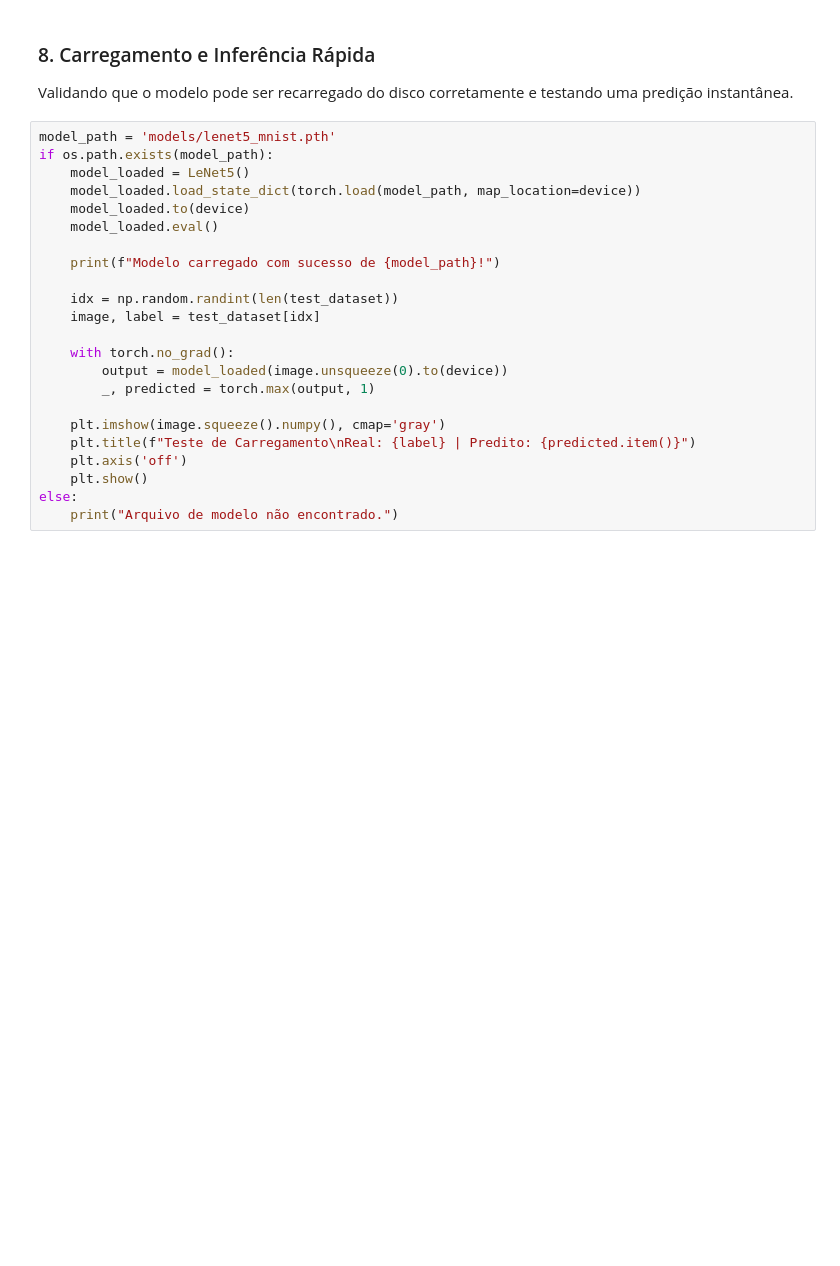
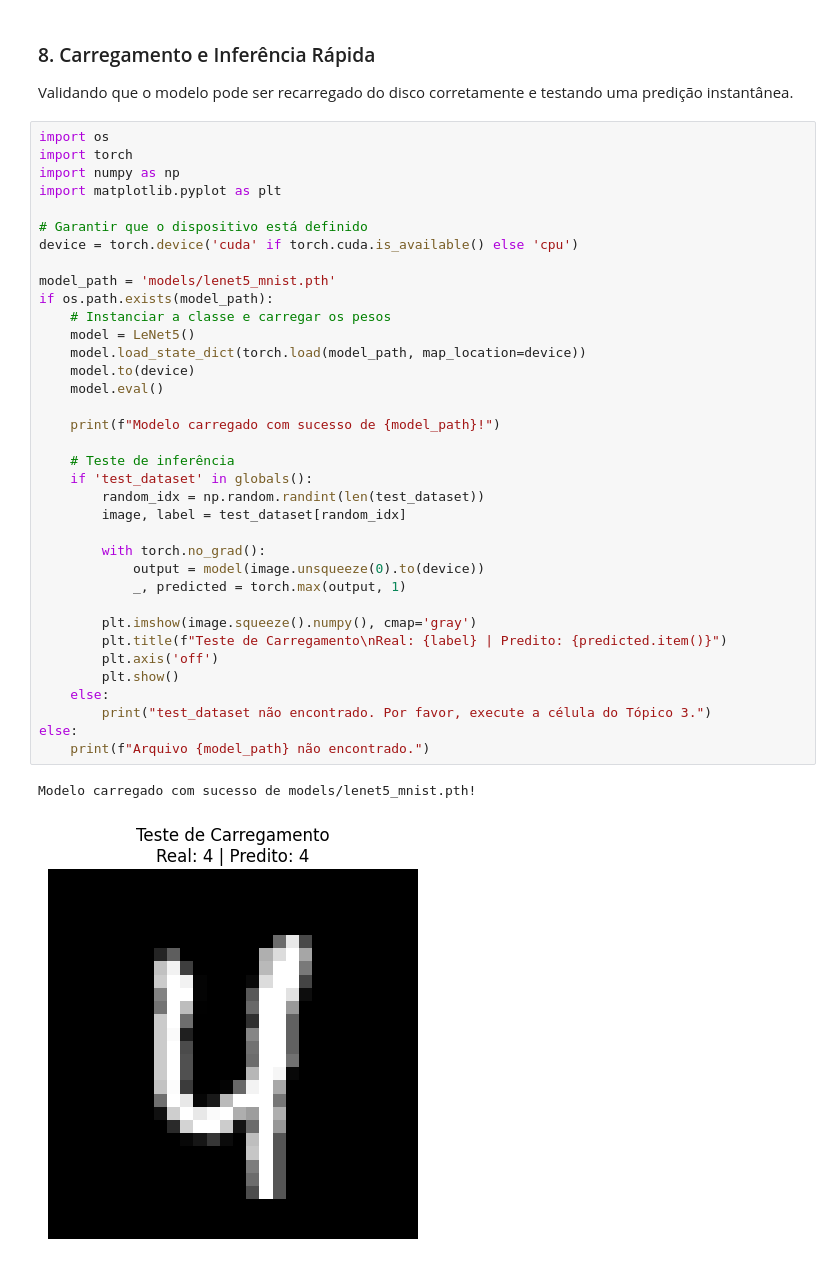
Before and after one commit to passamanii/computer-vision, a Jupyter notebook: basic-number-cnn/LeNet5_Architecture.ipynb, the cells around one changed output. Drawn from its saved outputs; the diff is of its cells as text; blank space fills up the shorter version.

```diff
--- a/LeNet5_Architecture.ipynb
+++ b/basic-number-cnn/LeNet5_Architecture.ipynb
@@ -239,25 +244,41 @@ print(f"Modelo salvo com sucesso em: {model_path}")
 
 Validando que o modelo pode ser recarregado do disco corretamente e testando uma predição instantânea.
 # %%
+import os
+import torch
+import numpy as np
+import matplotlib.pyplot as plt
+
+# Garantir que o dispositivo está definido
+device = torch.device('cuda' if torch.cuda.is_available() else 'cpu')
+
 model_path = 'models/lenet5_mnist.pth'
 if os.path.exists(model_path):
-    model_loaded = LeNet5()
-    model_loaded.load_state_dict(torch.load(model_path, map_location=device))
-    model_loaded.to(device)
-    model_loaded.eval()
+    # Instanciar a classe e carregar os pesos
+    model = LeNet5()
+    model.load_state_dict(torch.load(model_path, map_location=device))
+    model.to(device)
+    model.eval()
 
     print(f"Modelo carregado com sucesso de {model_path}!")
 
-    idx = np.random.randint(len(test_dataset))
-    image, label = test_dataset[idx]
+    # Teste de inferência
+    if 'test_dataset' in globals():
+        random_idx = np.random.randint(len(test_dataset))
+        image, label = test_dataset[random_idx]
 
-    with torch.no_grad():
-        output = model_loaded(image.unsqueeze(0).to(device))
-        _, predicted = torch.max(output, 1)
+        with torch.no_grad():
+            output = model(image.unsqueeze(0).to(device))
+            _, predicted = torch.max(output, 1)
 
-    plt.imshow(image.squeeze().numpy(), cmap='gray')
-    plt.title(f"Teste de Carregamento\nReal: {label} | Predito: {predicted.item()}")
-    plt.axis('off')
-    plt.show()
+        plt.imshow(image.squeeze().numpy(), cmap='gray')
+        plt.title(f"Teste de Carregamento\nReal: {label} | Predito: {predicted.item()}")
+        plt.axis('off')
+        plt.show()
+    else:
+        print("test_dataset não encontrado. Por favor, execute a célula do Tópico 3.")
 else:
-    print("Arquivo de modelo não encontrado.")
+    print(f"Arquivo {model_path} não encontrado.")
+# %% [output]
+Modelo carregado com sucesso de models/lenet5_mnist.pth!
+[figure, added]
```
Also changed, not shown: parts of 1 cell of this notebook, 20 other files.
